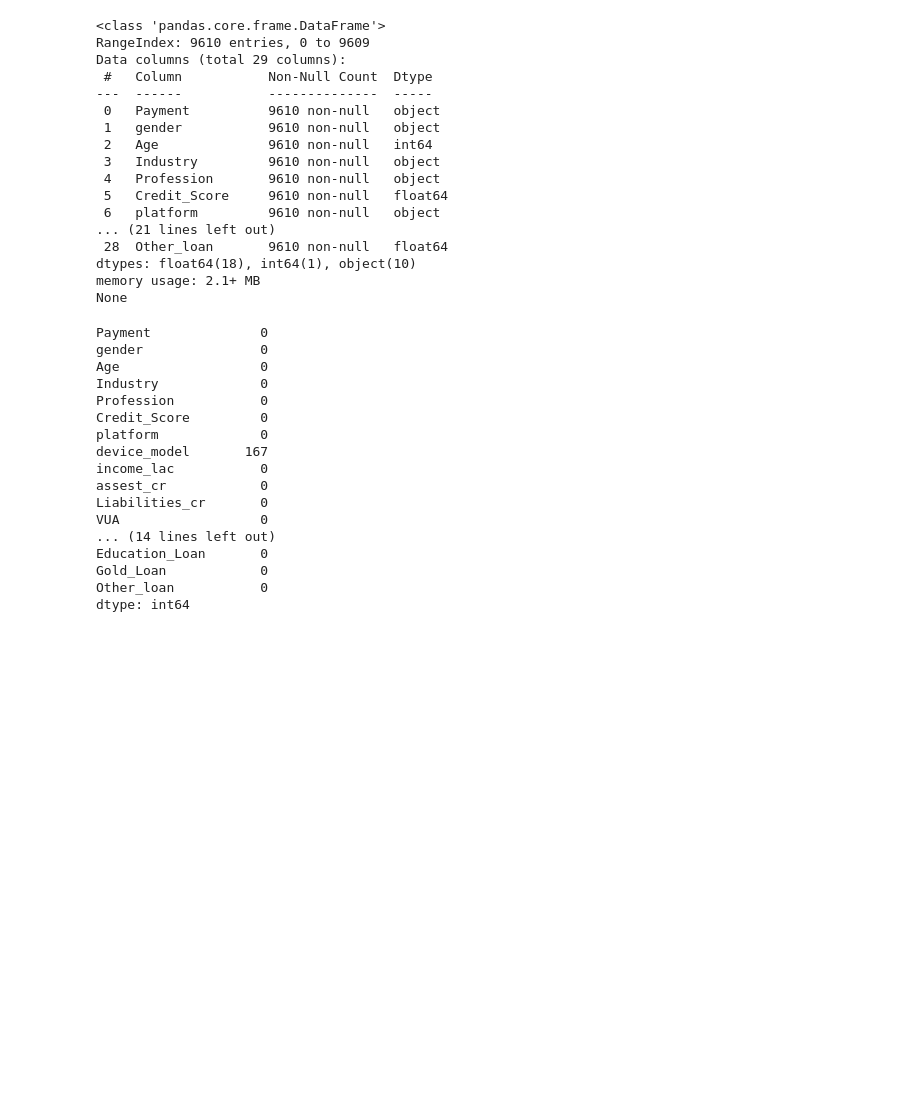
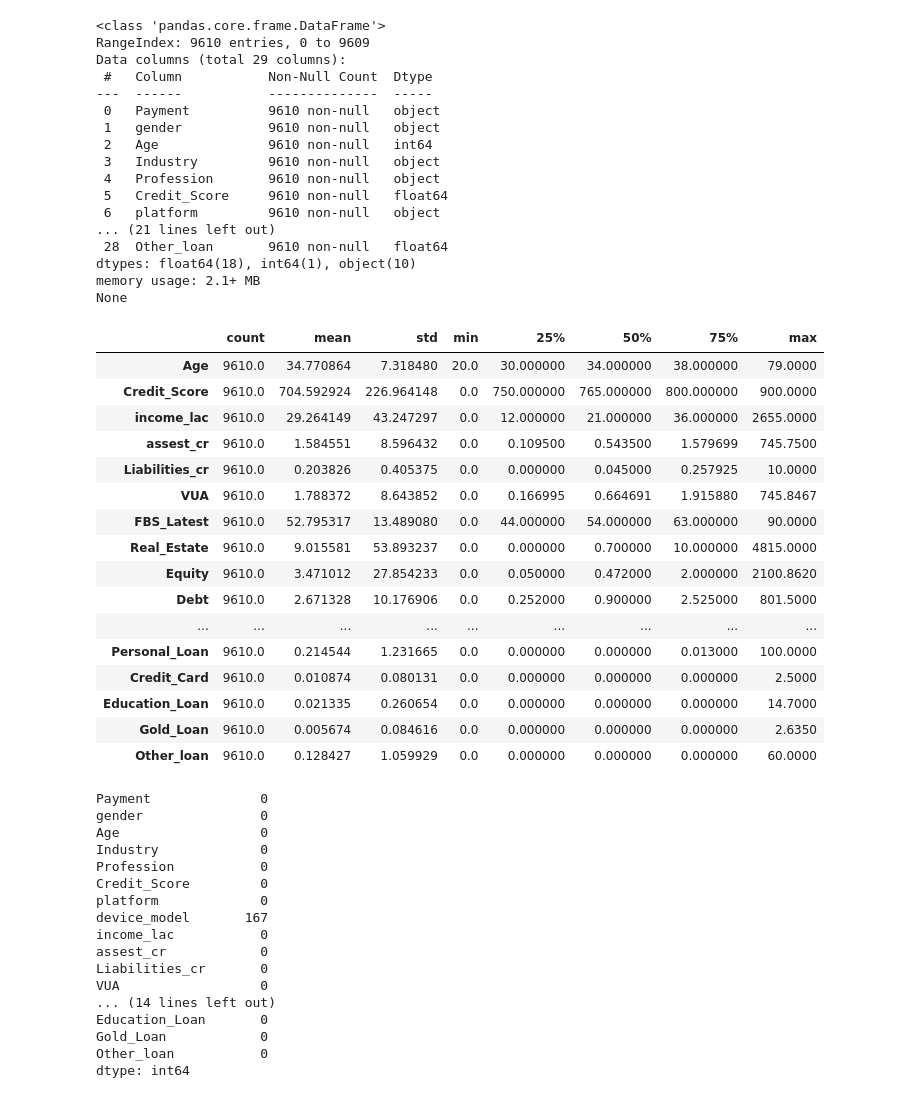
Before and after one commit to RAKESH-RAKHUNDE2024/Assignments, a Jupyter notebook: Predictive Financial Data/EDA & Logistic Regression - Classification (Multiclass).ipynb, the cells around one changed output. Drawn from its saved outputs; the diff is of its cells as text; code cells hidden in the pictures; blank space fills up the shorter version.

```diff
--- a/Predictive Financial Data/EDA & Logistic Regression - Classification (Multiclass).ipynb
+++ b/Predictive Financial Data/EDA & Logistic Regression - Classification (Multiclass).ipynb
@@ -75,6 +75,28 @@ Data columns (total 29 columns):
 dtypes: float64(18), int64(1), object(10)
 memory usage: 2.1+ MB
 None
+# %%
+# Numerical Statistics
+
+data.describe().T
+# %% [output]
+|  | count | mean | std | min | 25% | 50% | 75% | max |
+| Age | 9610.0 | 34.770864 | 7.318480 | 20.0 | 30.000000 | 34.000000 | 38.000000 | 79.0000 |
+| Credit_Score | 9610.0 | 704.592924 | 226.964148 | 0.0 | 750.000000 | 765.000000 | 800.000000 | 900.0000 |
+| income_lac | 9610.0 | 29.264149 | 43.247297 | 0.0 | 12.000000 | 21.000000 | 36.000000 | 2655.0000 |
+| assest_cr | 9610.0 | 1.584551 | 8.596432 | 0.0 | 0.109500 | 0.543500 | 1.579699 | 745.7500 |
+| Liabilities_cr | 9610.0 | 0.203826 | 0.405375 | 0.0 | 0.000000 | 0.045000 | 0.257925 | 10.0000 |
+| VUA | 9610.0 | 1.788372 | 8.643852 | 0.0 | 0.166995 | 0.664691 | 1.915880 | 745.8467 |
+| FBS_Latest | 9610.0 | 52.795317 | 13.489080 | 0.0 | 44.000000 | 54.000000 | 63.000000 | 90.0000 |
+| Real_Estate | 9610.0 | 9.015581 | 53.893237 | 0.0 | 0.000000 | 0.700000 | 10.000000 | 4815.0000 |
+| Equity | 9610.0 | 3.471012 | 27.854233 | 0.0 | 0.050000 | 0.472000 | 2.000000 | 2100.8620 |
+| Debt | 9610.0 | 2.671328 | 10.176906 | 0.0 | 0.252000 | 0.900000 | 2.525000 | 801.5000 |
+| ... | ... | ... | ... | ... | ... | ... | ... | ... |
+| Personal_Loan | 9610.0 | 0.214544 | 1.231665 | 0.0 | 0.000000 | 0.000000 | 0.013000 | 100.0000 |
+| Credit_Card | 9610.0 | 0.010874 | 0.080131 | 0.0 | 0.000000 | 0.000000 | 0.000000 | 2.5000 |
+| Education_Loan | 9610.0 | 0.021335 | 0.260654 | 0.0 | 0.000000 | 0.000000 | 0.000000 | 14.7000 |
+| Gold_Loan | 9610.0 | 0.005674 | 0.084616 | 0.0 | 0.000000 | 0.000000 | 0.000000 | 2.6350 |
+| Other_loan | 9610.0 | 0.128427 | 1.059929 | 0.0 | 0.000000 | 0.000000 | 0.000000 | 60.0000 |
 # %%
 # Missing Values
 
```
Also changed, not shown: parts of 17 cells of this notebook.
